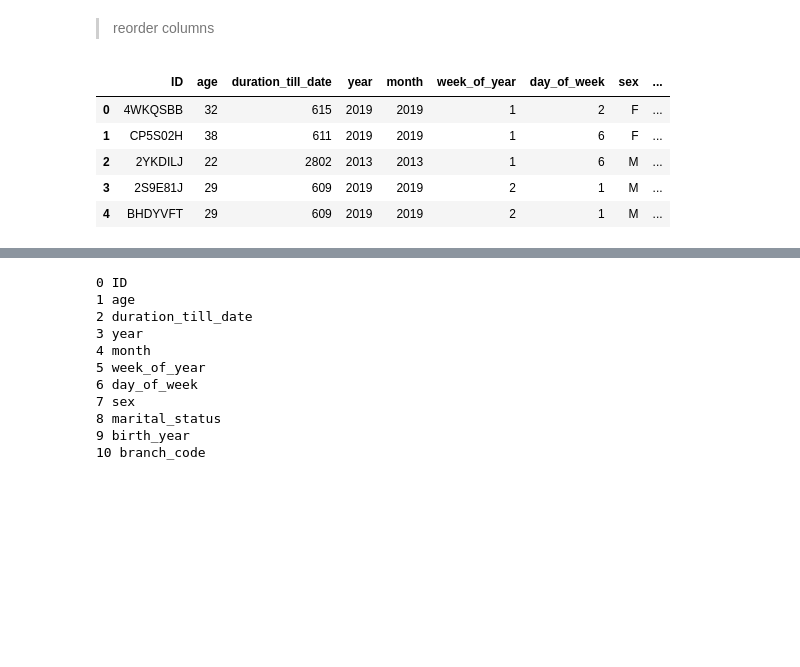
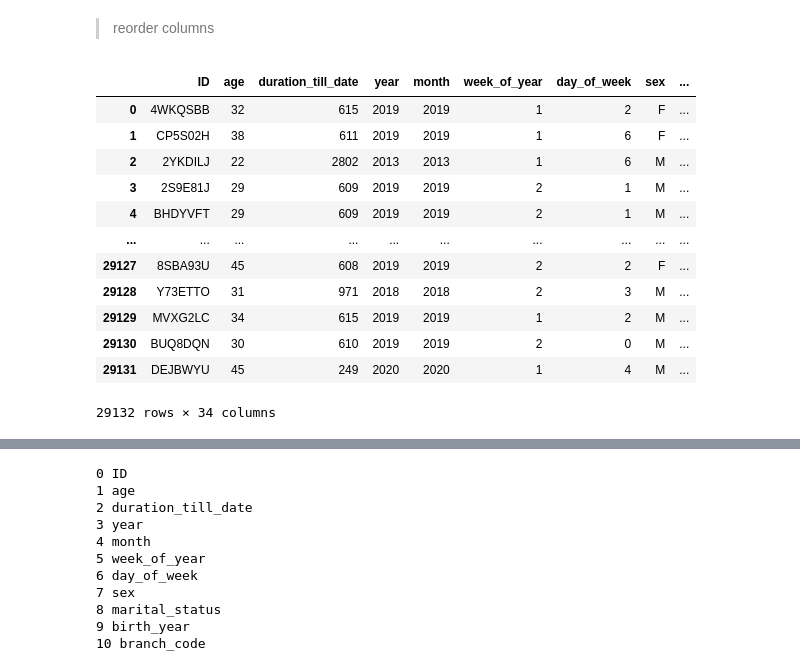
Before and after one commit to Patrick5455/Zimnat-Insurance-Challenge, a Jupyter notebook: modelling_notebook_colab.ipynb, the cells around one changed output, grey strips where cells are left out. Drawn from its saved outputs; the diff is of its cells as text; code cells hidden in the pictures; blank space fills up the shorter version.

```diff
--- a/modelling_notebook_colab.ipynb
+++ b/modelling_notebook_colab.ipynb
@@ -542,12 +551,19 @@ train_set = movecol(train_set, ['age','duration_till_date', 'year', 'month',
 test_set = movecol(test_set, ['age','duration_till_date', 'year', 'month',
                                 'week_of_year', 'day_of_week'], ref_col='ID')
 # %%
-train_set.head()
+train_set
 # %% [output]
 |  | ID | age | duration_till_date | year | month | week_of_year | day_of_week | sex | ... |
 | 0 | 4WKQSBB | 32 | 615 | 2019 | 2019 | 1 | 2 | F | ... |
 | 1 | CP5S02H | 38 | 611 | 2019 | 2019 | 1 | 6 | F | ... |
 | 2 | 2YKDILJ | 22 | 2802 | 2013 | 2013 | 1 | 6 | M | ... |
 | 3 | 2S9E81J | 29 | 609 | 2019 | 2019 | 2 | 1 | M | ... |
 | 4 | BHDYVFT | 29 | 609 | 2019 | 2019 | 2 | 1 | M | ... |
+| ... | ... | ... | ... | ... | ... | ... | ... | ... | ... |
+| 29127 | 8SBA93U | 45 | 608 | 2019 | 2019 | 2 | 2 | F | ... |
+| 29128 | Y73ETTO | 31 | 971 | 2018 | 2018 | 2 | 3 | M | ... |
+| 29129 | MVXG2LC | 34 | 615 | 2019 | 2019 | 1 | 2 | M | ... |
+| 29130 | BUQ8DQN | 30 | 610 | 2019 | 2019 | 2 | 0 | M | ... |
+| 29131 | DEJBWYU | 45 | 249 | 2020 | 2020 | 1 | 4 | M | ... |
+29132 rows × 34 columns
 # %%
```
Also changed, not shown: parts of 78 cells of this notebook.
